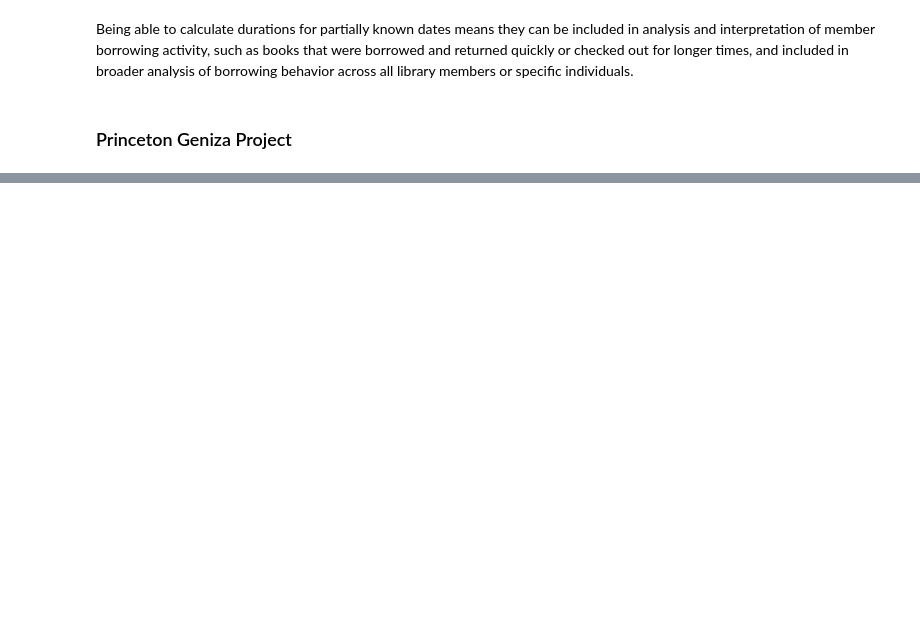
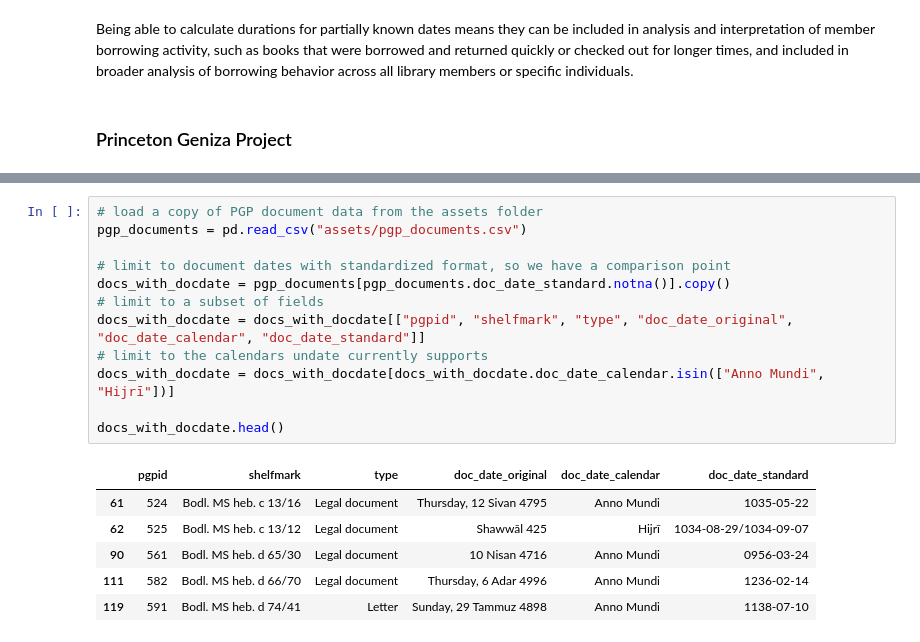
Before and after one commit to rlskoeser/undate-notebook-usrse25, a Jupyter notebook: undate-overview.ipynb, the cells around one changed output, grey strips where cells are left out. Drawn from its saved outputs; the diff is of its cells as text; blank space fills up the shorter version.

```diff
--- a/undate-overview.ipynb
+++ b/undate-overview.ipynb
@@ -652,0 +659,19 @@ Being able to calculate durations for partially known dates means they can be in
+# %%
+# load a copy of PGP document data from the assets folder
+pgp_documents = pd.read_csv("assets/pgp_documents.csv")
+
+# limit to document dates with standardized format, so we have a comparison point
+docs_with_docdate = pgp_documents[pgp_documents.doc_date_standard.notna()].copy()
+# limit to a subset of fields
+docs_with_docdate = docs_with_docdate[["pgpid", "shelfmark", "type", "doc_date_original", "doc_date_calendar", "doc_date_standard"]]
+# limit to the calendars undate currently supports
+docs_with_docdate = docs_with_docdate[docs_with_docdate.doc_date_calendar.isin(["Anno Mundi", "Hijrī"])]
+
+docs_with_docdate.head()
+# %% [output]
+|  | pgpid | shelfmark | type | doc_date_original | doc_date_calendar | doc_date_standard |
+| 61 | 524 | Bodl. MS heb. c 13/16 | Legal document | Thursday, 12 Sivan 4795 | Anno Mundi | 1035-05-22 |
+| 62 | 525 | Bodl. MS heb. c 13/12 | Legal document | Shawwāl 425 | Hijrī | 1034-08-29/1034-09-07 |
+| 90 | 561 | Bodl. MS heb. d 65/30 | Legal document | 10 Nisan 4716 | Anno Mundi | 0956-03-24 |
+| 111 | 582 | Bodl. MS heb. d 66/70 | Legal document | Thursday, 6 Adar 4996 | Anno Mundi | 1236-02-14 |
+| 119 | 591 | Bodl. MS heb. d 74/41 | Letter | Sunday, 29 Tammuz 4898 | Anno Mundi | 1138-07-10 |
```
Also changed, not shown: parts of 25 cells of this notebook, 3 other files.
